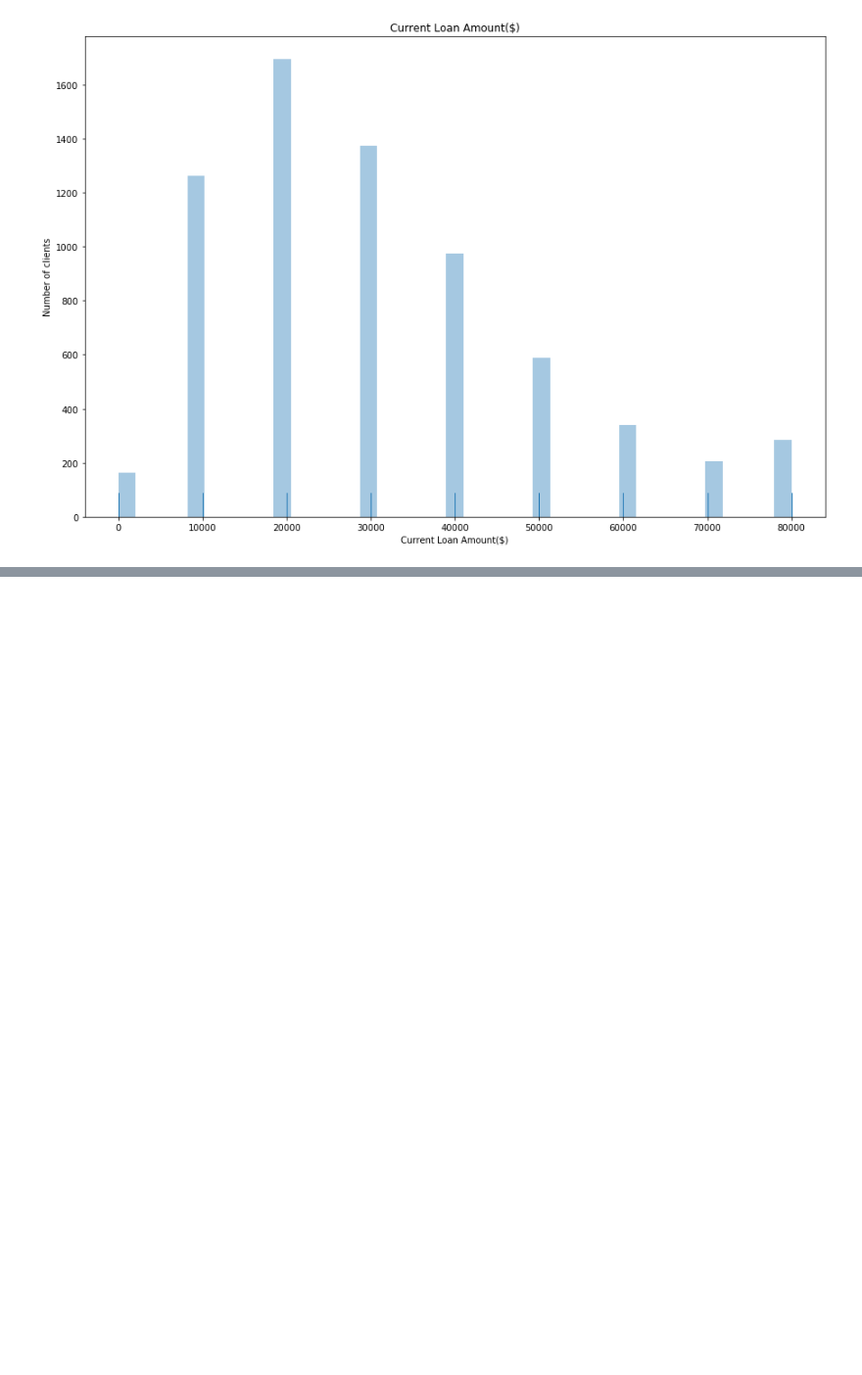
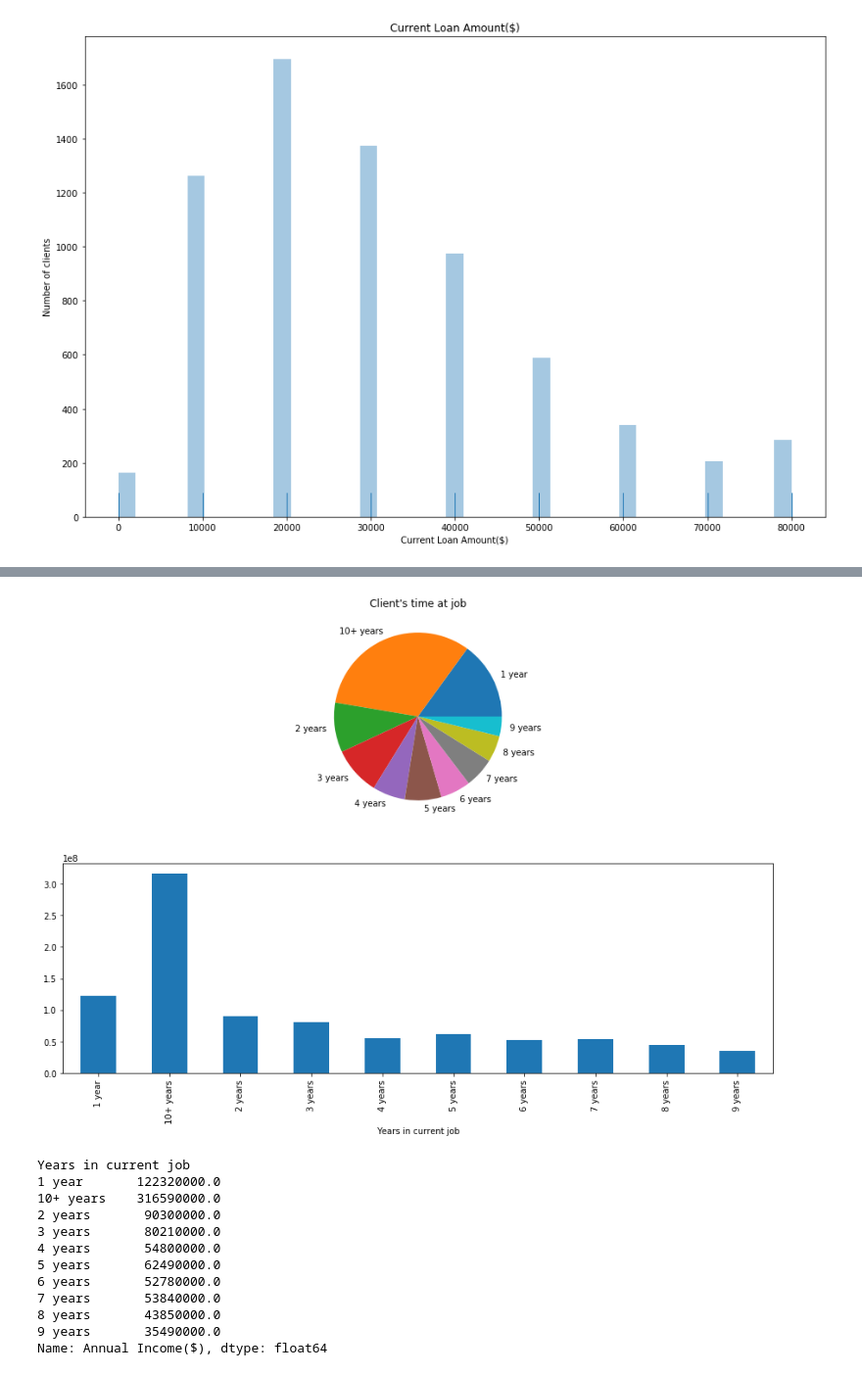
Before and after one commit to Diegon8/Banking-product-, a Jupyter notebook: Story_telling.ipynb, the cells around one changed output, grey strips where cells are left out. Shown at 98% size. Drawn from its saved outputs; the diff is of its cells as text; code cells hidden in the pictures; blank space fills up the shorter version.

```diff
--- a/Story_telling.ipynb
+++ b/Story_telling.ipynb
@@ -128,0 +149,24 @@ Name: Current Loan Amount($), dtype: float64
+# %%
+plt.figure(figsize=(15,10))
+plt.subplot(2,1,1)
+plt.pie(years_table['Weight in portfolio(%)'],labels = years_table['Years in current job'])
+plt.title("Client's time at job")
+plt.subplot(2,1,2)
+resultYears =sumGroupby(data['Annual Income($)'],data['Years in current job'])
+plotbar(resultYears)
+plt.show()
+display(resultYears)
+# %% [output]
+[figure, added]
+Years in current job
+1 year       122320000.0
+10+ years    316590000.0
+2 years       90300000.0
+3 years       80210000.0
+4 years       54800000.0
+5 years       62490000.0
+6 years       52780000.0
+7 years       53840000.0
+8 years       43850000.0
+9 years       35490000.0
+Name: Annual Income($), dtype: float64
```
Also changed, not shown: parts of 5 cells of this notebook, 1 other file.
